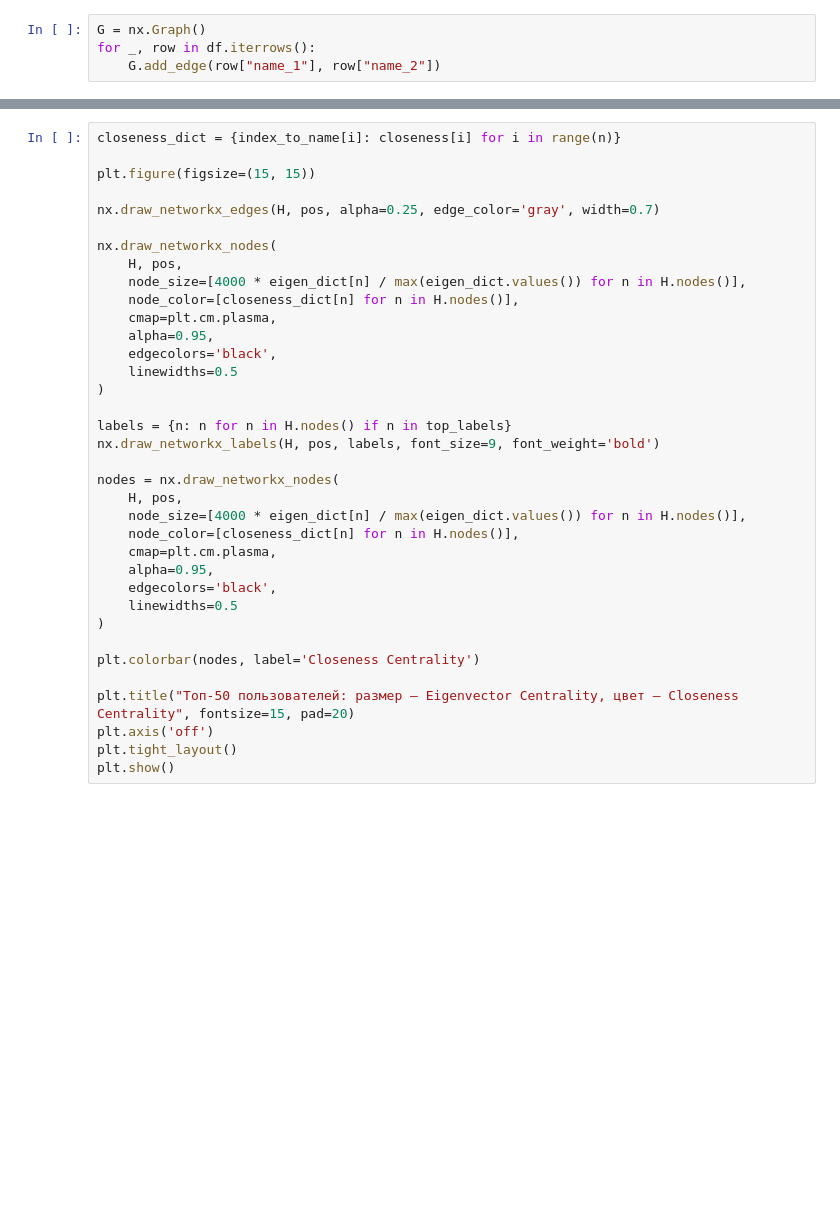
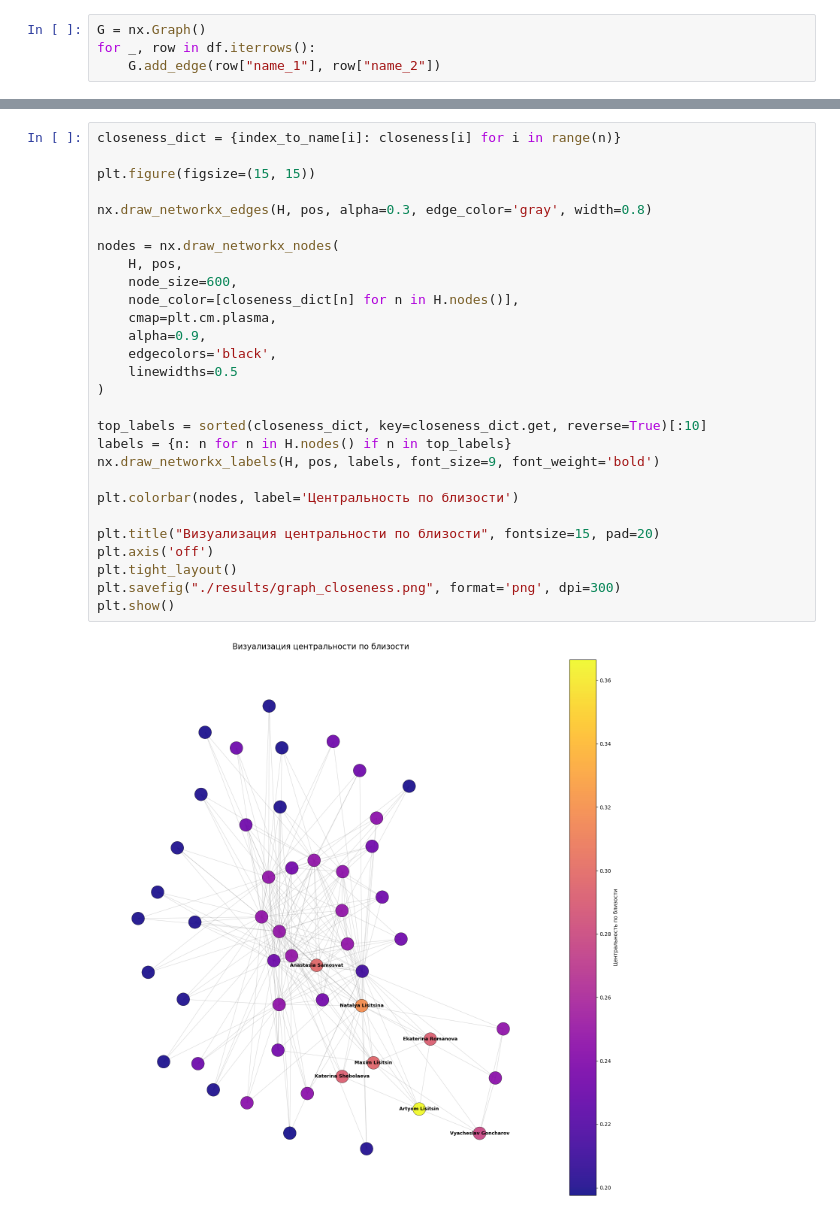
Before and after one commit to Breez97/ISiT, a Jupyter notebook: graphs.ipynb, the cells around one changed output, grey strips where cells are left out. Saved outputs shown, nothing was run; the diff lists cells and outputs as text; blank space fills up the shorter version.

```diff
--- a/graphs.ipynb
+++ b/graphs.ipynb
@@ -397,36 +397,30 @@ plt.show()
-# %%
-closeness_dict = {index_to_name[i]: closeness[i] for i in range(n)}
-
-plt.figure(figsize=(15, 15))
-
-nx.draw_networkx_edges(H, pos, alpha=0.25, edge_color='gray', width=0.7)
-
-nx.draw_networkx_nodes(
-    H, pos,
-    node_size=[4000 * eigen_dict[n] / max(eigen_dict.values()) for n in H.nodes()],
-    node_color=[closeness_dict[n] for n in H.nodes()],
-    cmap=plt.cm.plasma,
-    alpha=0.95,
-    edgecolors='black',
-    linewidths=0.5
-)
-
-labels = {n: n for n in H.nodes() if n in top_labels}
-nx.draw_networkx_labels(H, pos, labels, font_size=9, font_weight='bold')
-
-nodes = nx.draw_networkx_nodes(
-    H, pos,
-    node_size=[4000 * eigen_dict[n] / max(eigen_dict.values()) for n in H.nodes()],
-    node_color=[closeness_dict[n] for n in H.nodes()],
-    cmap=plt.cm.plasma,
-    alpha=0.95,
-    edgecolors='black',
-    linewidths=0.5
-)
-
-plt.colorbar(nodes, label='Closeness Centrality')
-
-plt.title("Топ-50 пользователей: размер — Eigenvector Centrality, цвет — Closeness Centrality", fontsize=15, pad=20)
-plt.axis('off')
-plt.tight_layout()
-plt.show()
+# %%
+closeness_dict = {index_to_name[i]: closeness[i] for i in range(n)}
+
+plt.figure(figsize=(15, 15))
+
+nx.draw_networkx_edges(H, pos, alpha=0.3, edge_color='gray', width=0.8)
+
+nodes = nx.draw_networkx_nodes(
+    H, pos,
+    node_size=600,
+    node_color=[closeness_dict[n] for n in H.nodes()],
+    cmap=plt.cm.plasma,
+    alpha=0.9,
+    edgecolors='black',
+    linewidths=0.5
+)
+
+top_labels = sorted(closeness_dict, key=closeness_dict.get, reverse=True)[:10]
+labels = {n: n for n in H.nodes() if n in top_labels}
+nx.draw_networkx_labels(H, pos, labels, font_size=9, font_weight='bold')
+
+plt.colorbar(nodes, label='Центральность по близости')
+
+plt.title("Визуализация центральности по близости", fontsize=15, pad=20)
+plt.axis('off')
+plt.tight_layout()
+plt.savefig("./results/graph_closeness.png", format='png', dpi=300)
+plt.show()
+# %% [output]
+[figure, added]
```
Also changed, not shown: parts of 4 cells of this notebook, 4 other files.
